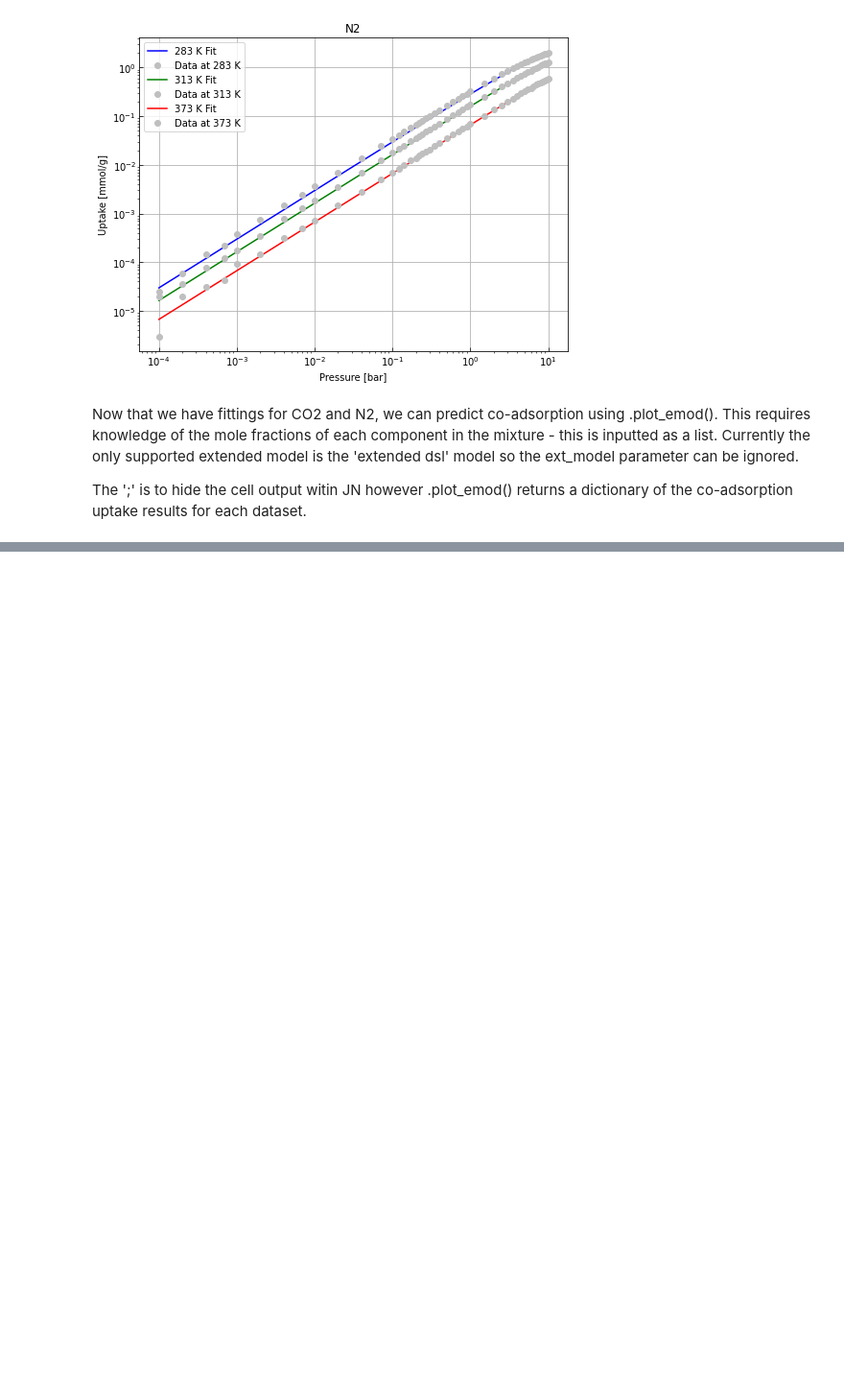
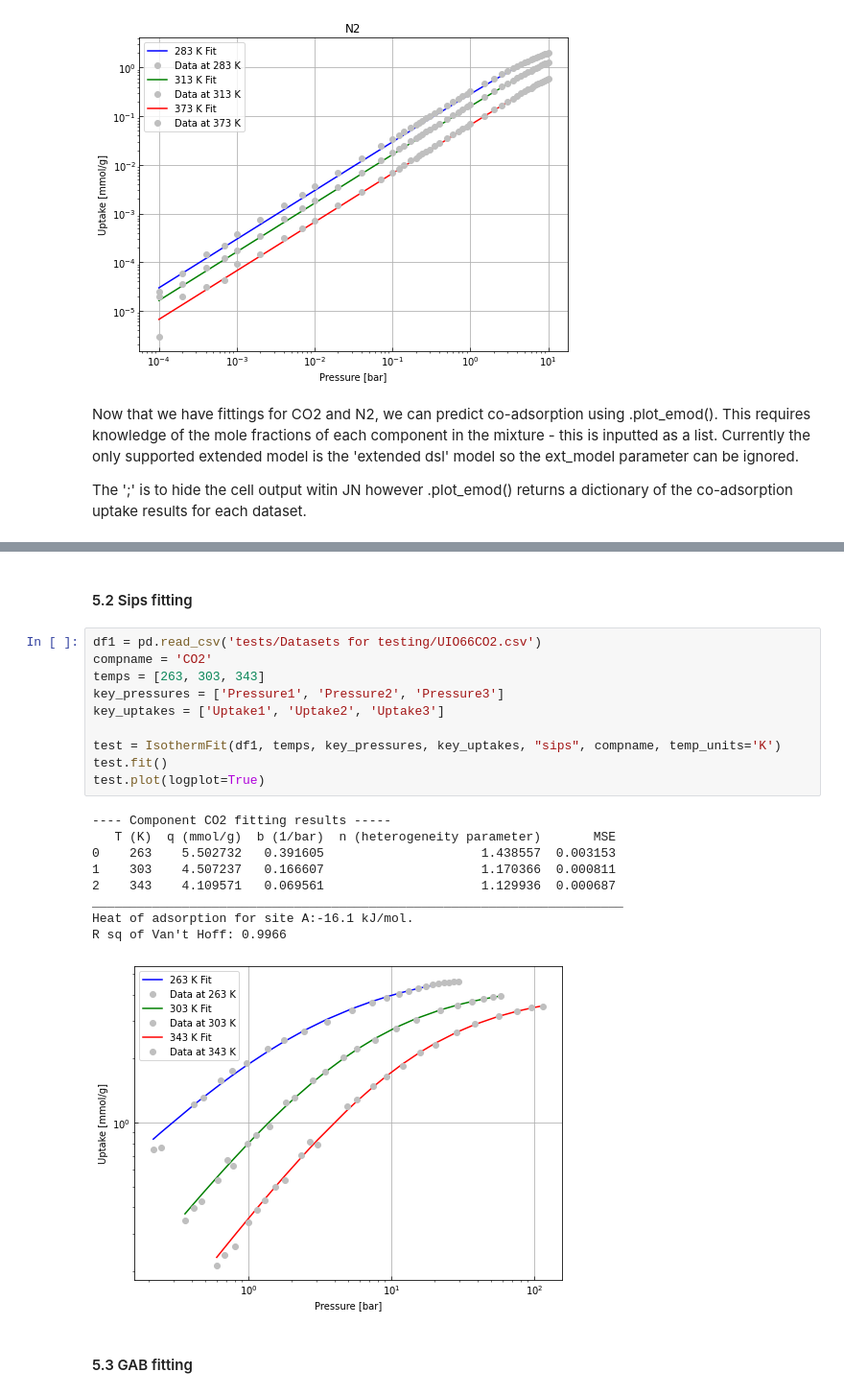
Before and after one commit to dominikpantak/pyIsoFit, a Jupyter notebook: pyIsofit_demo.ipynb, the cells around one changed output, grey strips where cells are left out. Shown: that part at 96% size. Cells and saved outputs as stored; diff of their text form; blank space fills up the shorter version.

```diff
--- a/pyIsofit_demo.ipynb
+++ b/pyIsofit_demo.ipynb
@@ -306,4 +303,28 @@ _______________________________________________________________________
 Heat of adsorption for site A:-248.18 kJ/mol.
 R sq of Van't Hoff: 0.904
 [figure]
+# %% [markdown]
+#### 5.2 Sips fitting
+# %%
+df1 = pd.read_csv('tests/Datasets for testing/UIO66CO2.csv')
+compname = 'CO2'
+temps = [263, 303, 343]
+key_pressures = ['Pressure1', 'Pressure2', 'Pressure3']
+key_uptakes = ['Uptake1', 'Uptake2', 'Uptake3']
+
+test = IsothermFit(df1, temps, key_pressures, key_uptakes, "sips", compname, temp_units='K')
+test.fit()
+test.plot(logplot=True)
+# %% [output]
+---- Component CO2 fitting results -----
+   T (K)  q (mmol/g)  b (1/bar)  n (heterogeneity parameter)       MSE
+0    263    5.502732   0.391605                     1.438557  0.003153
+1    303    4.507237   0.166607                     1.170366  0.000811
+2    343    4.109571   0.069561                     1.129936  0.000687
+_______________________________________________________________________
+Heat of adsorption for site A:-16.1 kJ/mol.
+R sq of Van't Hoff: 0.9966
+[figure, added]
+# %% [markdown]
+#### 5.3 GAB fitting
 # %%
```
Also changed, not shown: parts of 35 cells of this notebook, 14 other files.
